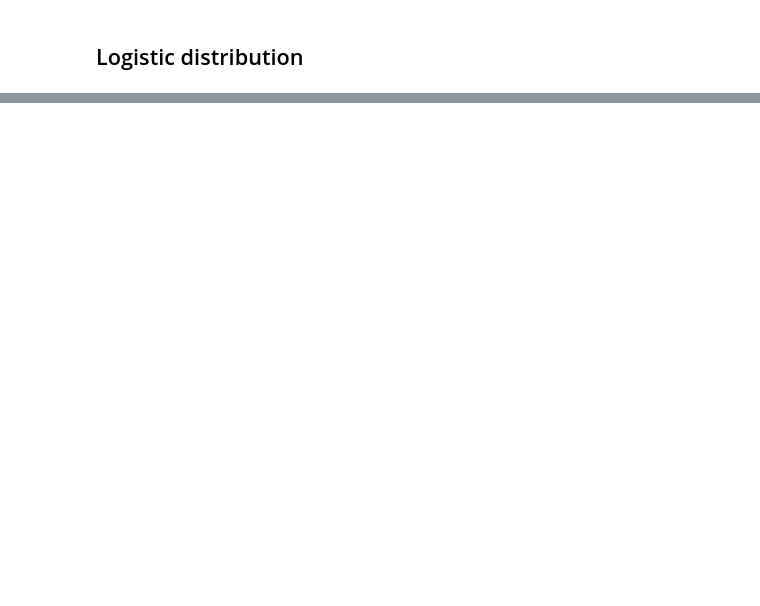
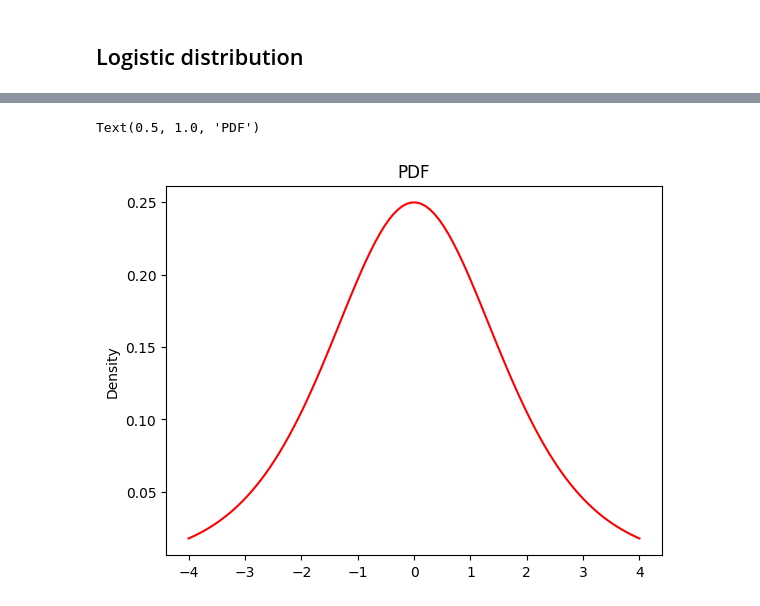
Before and after one commit to gegeorge25/DS5030_public_repo_grace_george, a Jupyter notebook: assignment_6.ipynb, the cells around one changed output, grey strips where cells are left out. Cells and saved outputs as stored; diff of their text form; code cells hidden in the pictures; blank space fills up the shorter version.

```diff
--- a/assignment_6.ipynb
+++ b/assignment_6.ipynb
@@ -316,0 +351,3 @@ where $0 \le p_i \le 1$ and $ \sum_{k=1}^K p_k = 1$.
+# %%
+F_prime=((1/c)*np.exp(-grid/c))/(1+np.exp(-grid/c))**2
+# Derived this in office hours
@@ -316,0 +361,7 @@ where $0 \le p_i \le 1$ and $ \sum_{k=1}^K p_k = 1$.
+# %%
+sns.lineplot(x=grid,y=F_prime,color='red')
+plt.ylabel('Density')
+plt.title('PDF')
+# %% [output]
+Text(0.5, 1.0, 'PDF')
+[figure, added]
```
Also changed, not shown: parts of 50 cells of this notebook.
